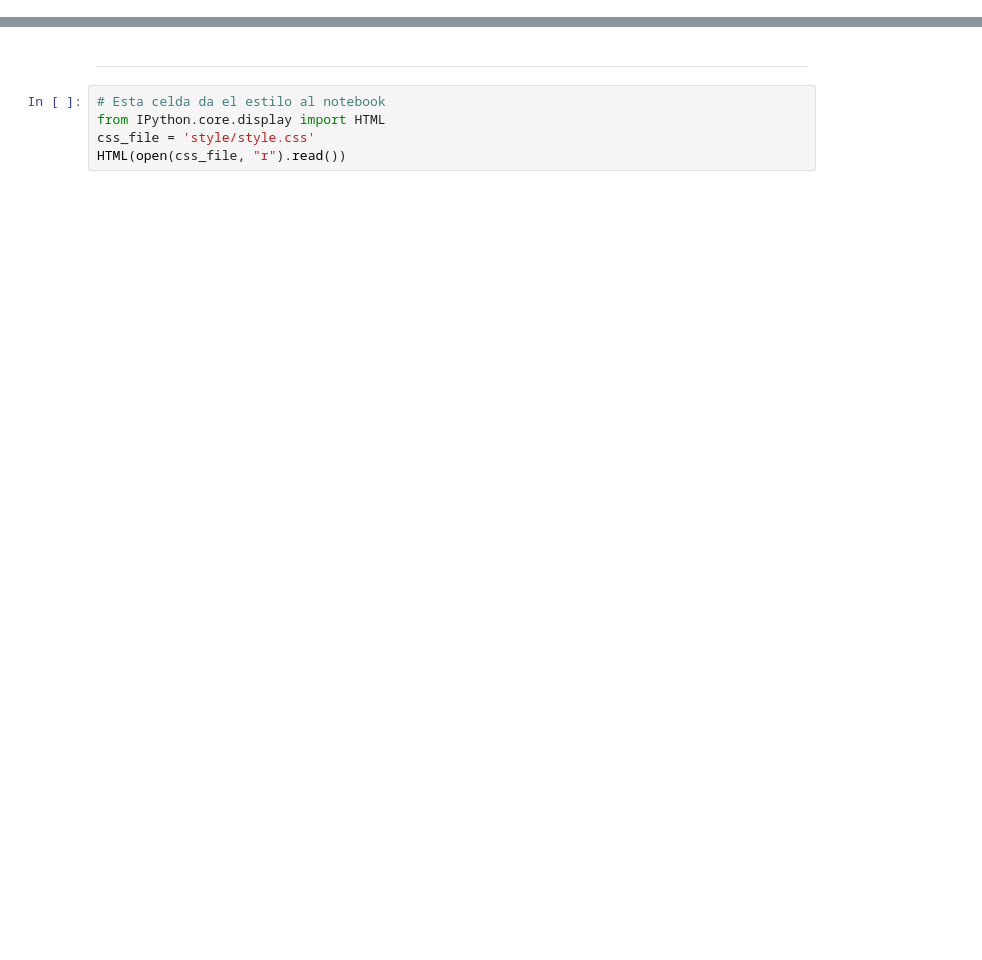
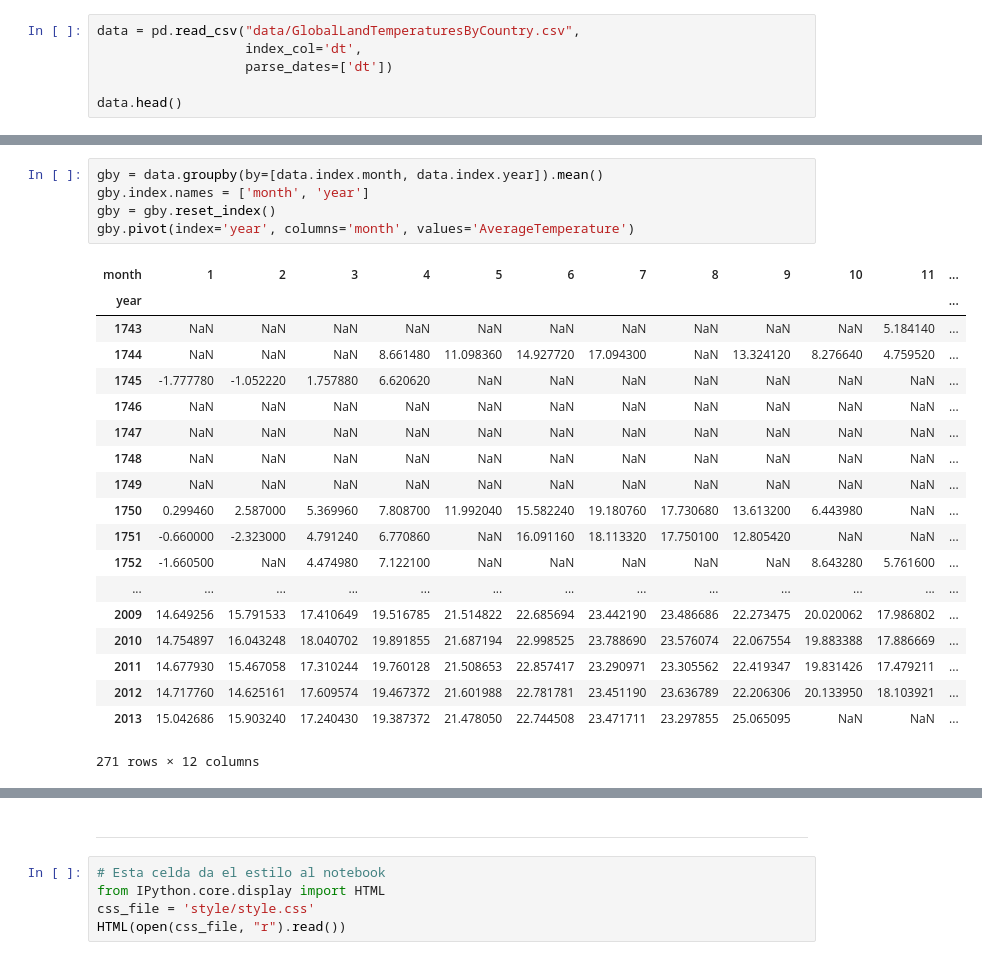
Before and after one commit to AlexS12/promo_notebook, a Jupyter notebook: promo_notebook.ipynb, the cells around one changed output, grey strips where cells are left out. Saved outputs shown, nothing was run; the diff lists cells and outputs as text; blank space fills up the shorter version.

```diff
--- a/promo_notebook.ipynb
+++ b/promo_notebook.ipynb
@@ -297,0 +119,6 @@ A Jupyter Widget
+# %%
+data = pd.read_csv("data/GlobalLandTemperaturesByCountry.csv",
+                   index_col='dt',
+                   parse_dates=['dt'])
+
+data.head()
@@ -297,0 +133,25 @@ A Jupyter Widget
+# %%
+gby = data.groupby(by=[data.index.month, data.index.year]).mean()
+gby.index.names = ['month', 'year']
+gby = gby.reset_index()
+gby.pivot(index='year', columns='month', values='AverageTemperature')
+# %% [output]
+| month | 1 | 2 | 3 | 4 | 5 | 6 | 7 | 8 | 9 | 10 | 11 | ... |
+| year |  |  |  |  |  |  |  |  |  |  |  | ... |
+| 1743 | NaN | NaN | NaN | NaN | NaN | NaN | NaN | NaN | NaN | NaN | 5.184140 | ... |
+| 1744 | NaN | NaN | NaN | 8.661480 | 11.098360 | 14.927720 | 17.094300 | NaN | 13.324120 | 8.276640 | 4.759520 | ... |
+| 1745 | -1.777780 | -1.052220 | 1.757880 | 6.620620 | NaN | NaN | NaN | NaN | NaN | NaN | NaN | ... |
+| 1746 | NaN | NaN | NaN | NaN | NaN | NaN | NaN | NaN | NaN | NaN | NaN | ... |
+| 1747 | NaN | NaN | NaN | NaN | NaN | NaN | NaN | NaN | NaN | NaN | NaN | ... |
+| 1748 | NaN | NaN | NaN | NaN | NaN | NaN | NaN | NaN | NaN | NaN | NaN | ... |
+| 1749 | NaN | NaN | NaN | NaN | NaN | NaN | NaN | NaN | NaN | NaN | NaN | ... |
+| 1750 | 0.299460 | 2.587000 | 5.369960 | 7.808700 | 11.992040 | 15.582240 | 19.180760 | 17.730680 | 13.613200 | 6.443980 | NaN | ... |
+| 1751 | -0.660000 | -2.323000 | 4.791240 | 6.770860 | NaN | 16.091160 | 18.113320 | 17.750100 | 12.805420 | NaN | NaN | ... |
+| 1752 | -1.660500 | NaN | 4.474980 | 7.122100 | NaN | NaN | NaN | NaN | NaN | 8.643280 | 5.761600 | ... |
+| ... | ... | ... | ... | ... | ... | ... | ... | ... | ... | ... | ... | ... |
+| 2009 | 14.649256 | 15.791533 | 17.410649 | 19.516785 | 21.514822 | 22.685694 | 23.442190 | 23.486686 | 22.273475 | 20.020062 | 17.986802 | ... |
+| 2010 | 14.754897 | 16.043248 | 18.040702 | 19.891855 | 21.687194 | 22.998525 | 23.788690 | 23.576074 | 22.067554 | 19.883388 | 17.886669 | ... |
+| 2011 | 14.677930 | 15.467058 | 17.310244 | 19.760128 | 21.508653 | 22.857417 | 23.290971 | 23.305562 | 22.419347 | 19.831426 | 17.479211 | ... |
+| 2012 | 14.717760 | 14.625161 | 17.609574 | 19.467372 | 21.601988 | 22.781781 | 23.451190 | 23.636789 | 22.206306 | 20.133950 | 18.103921 | ... |
+| 2013 | 15.042686 | 15.903240 | 17.240430 | 19.387372 | 21.478050 | 22.744508 | 23.471711 | 23.297855 | 25.065095 | NaN | NaN | ... |
+271 rows × 12 columns
```
Also changed, not shown: parts of 70 cells of this notebook, 9 other files.
